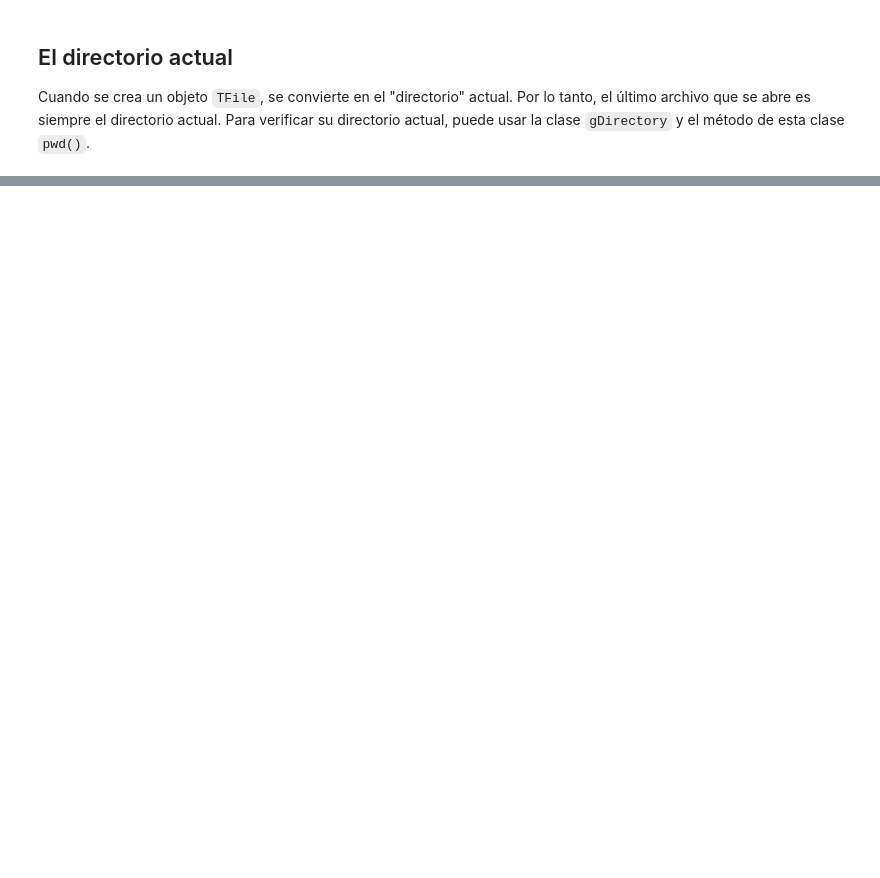
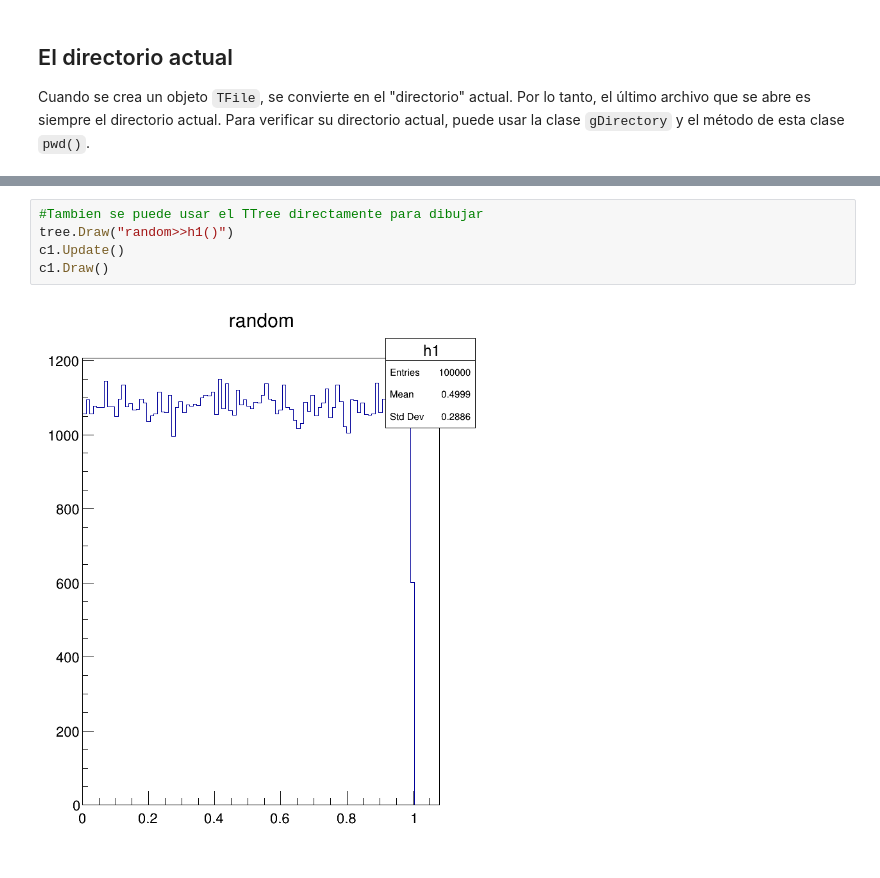
Before and after one commit to casfisica/Fisica_Computacional-1_2020-II, a Jupyter notebook: pyROOT_TFile_Tree.ipynb, the cells around one changed output, grey strips where cells are left out. Drawn from its saved outputs; the diff is of its cells as text; blank space fills up the shorter version.

```diff
--- a/pyROOT_TFile_Tree.ipynb
+++ b/pyROOT_TFile_Tree.ipynb
@@ -151,0 +491,7 @@ En el capítulo "Entrada / Salida", vimos cómo se pueden guardar los objetos en
+# %%
+#Tambien se puede usar el TTree directamente para dibujar
+tree.Draw("random>>h1()")
+c1.Update()
+c1.Draw()
+# %% [output]
+[figure, added]
```
Also changed, not shown: parts of 46 cells of this notebook.
